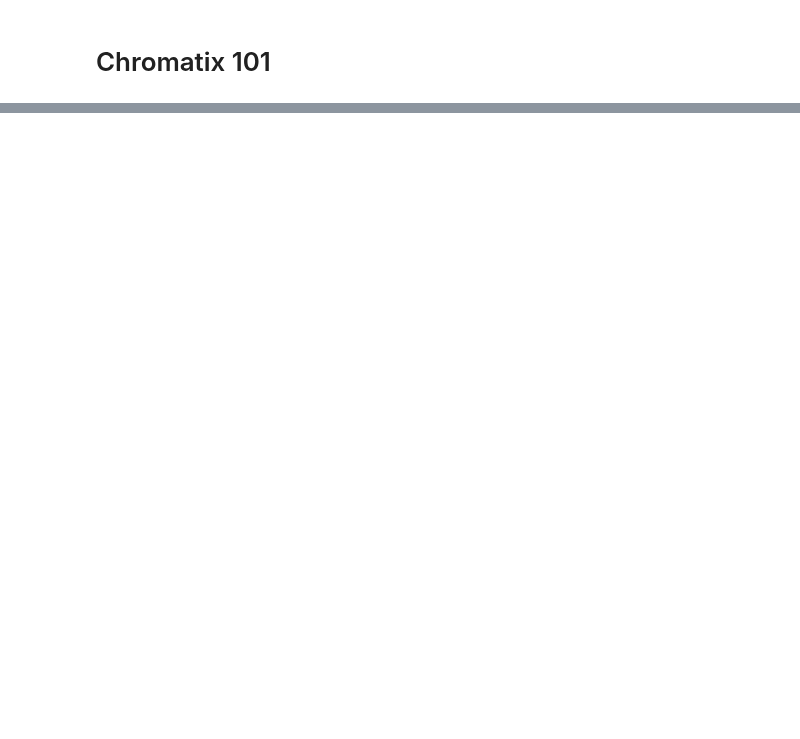
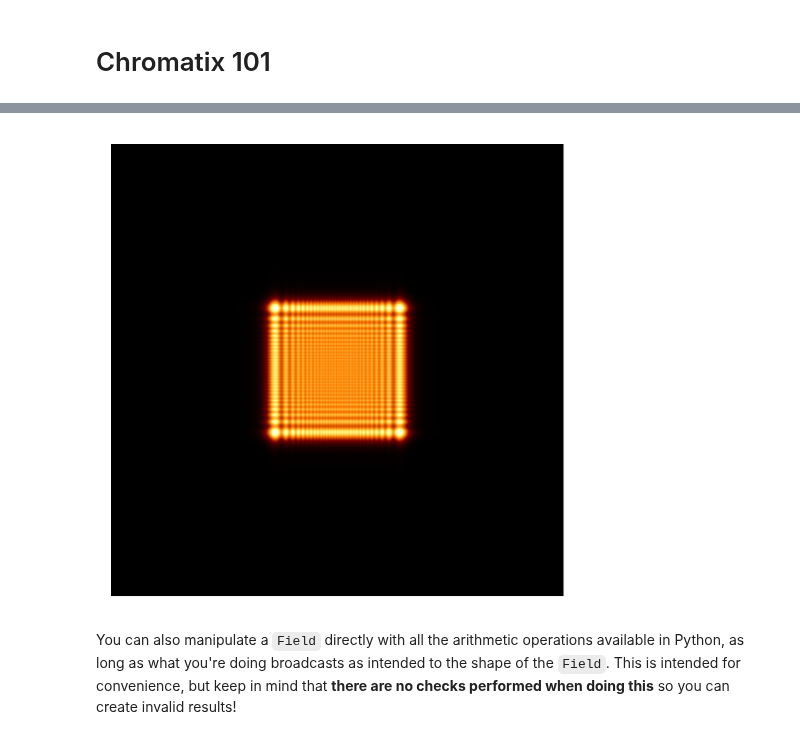
Before and after one commit to chromatix-team/chromatix, a Jupyter notebook: docs/101.ipynb, the cells around one changed output, grey strips where cells are left out. Drawn from its saved outputs; the diff is of its cells as text; code cells hidden in the pictures; blank space fills up the shorter version.

```diff
--- a/docs/101.ipynb
+++ b/docs/101.ipynb
@@ -186,0 +73,12 @@ plt.imshow(image.squeeze(), cmap='gray')
+# %%
+field = cx.plane_wave(shape=(512, 512), dx=0.3, spectrum=0.532, spectral_density=1.0)
+field = cx.square_pupil(field, w=50.0)
+field = cx.transfer_propagate(field, z=50.0, n=1.33, N_pad=0)
+fig = plt.figure(dpi=150)
+plt.imshow(field.intensity.squeeze(), cmap="afmhot")
+plt.axis("off")
+plt.show()
+# %% [output]
+[figure, added]
+# %% [markdown]
+You can also manipulate a `Field` directly with all the arithmetic operations available in Python, as long as what you're doing broadcasts as intended to the shape of the `Field`. This is intended for convenience, but keep in mind that **there are no checks performed when doing this** so you can create invalid results!
```
Also changed, not shown: parts of 62 cells of this notebook.
